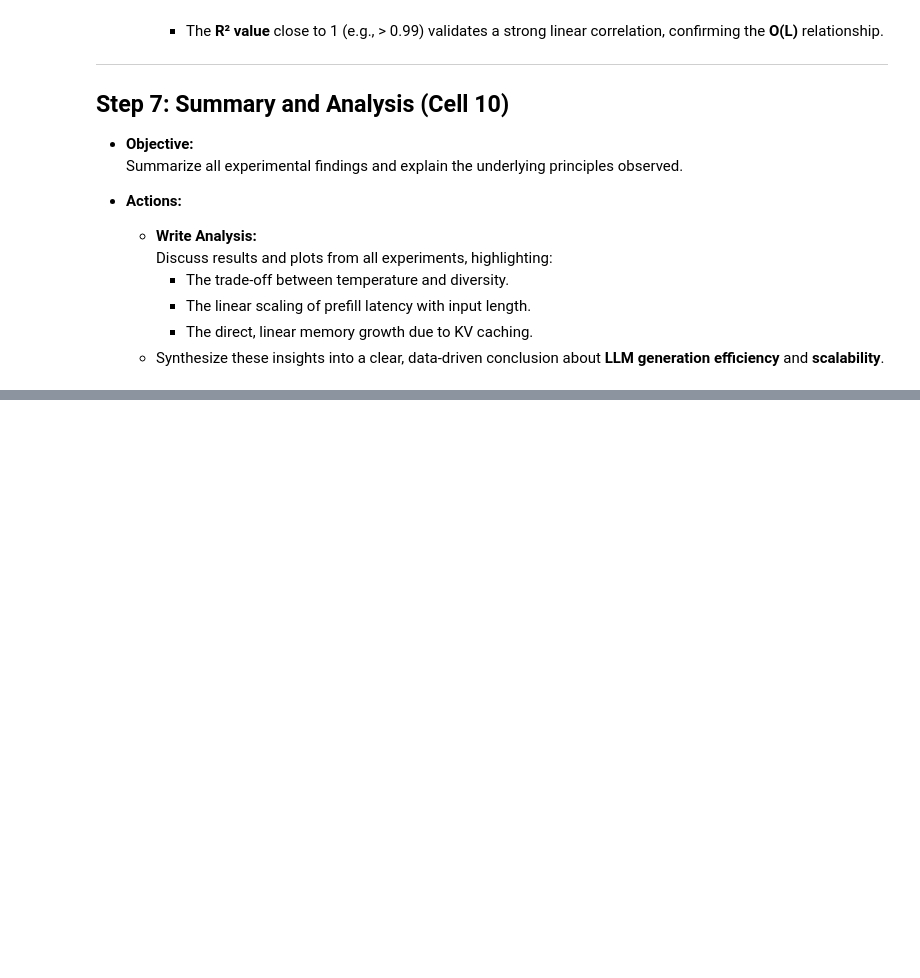
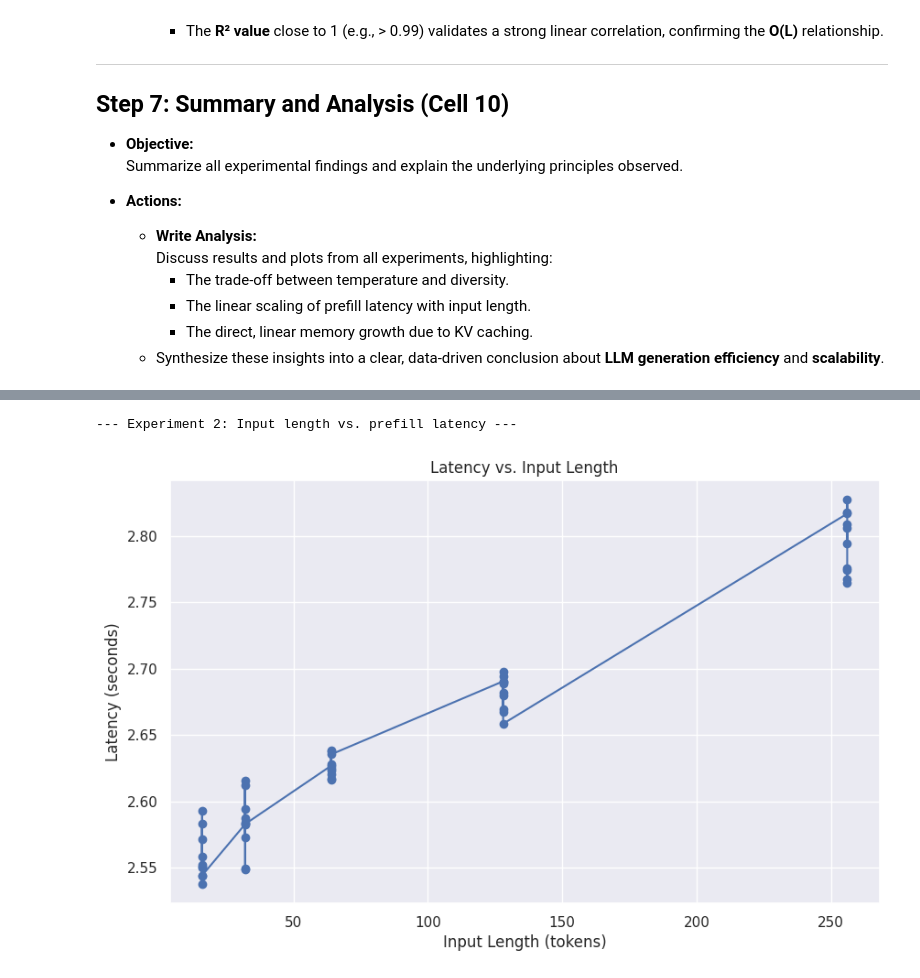
Before and after one commit to Bluefin-Tuna/CS4803-EML, a Jupyter notebook: p4/Lab_task1_template.ipynb, the cells around one changed output, grey strips where cells are left out. Cells and saved outputs as stored; diff of their text form; code cells hidden in the pictures; blank space fills up the shorter version.

```diff
--- a/p4/Lab_task1_template.ipynb
+++ b/p4/Lab_task1_template.ipynb
@@ -199,7 +193,7 @@ Read https://git-scm.com/book/en/v2/Git-Tools-Credential-Storage for more detail
 # %%
 ### Cell 4: Load Model and Tokenizer
-MODEL_ID = "meta-llama/Llama-3-8B-Instruct"
-FALLBACK_MODEL_ID = "meta-llama/Llama-3-8B-Instruct"
+MODEL_ID = "meta-llama/Meta-Llama-3-8B-Instruct"
+FALLBACK_MODEL_ID = "meta-llama/Meta-Llama-3-8B-Instruct"
 
 model: Optional[AutoModelForCausalLM] = None
 tokenizer: Optional[AutoTokenizer] = None
@@ -207,8 +201,8 @@ tokenizer: Optional[AutoTokenizer] = None
 candidates = [MODEL_ID, FALLBACK_MODEL_ID]
 
 for candidate in candidates:
-    model = AutoModelForCausalLM.from_pretrained(candidate).to(DEVICE)
-    tokenizer = AutoTokenizer.from_pretrained(candidate).to(DEVICE)
+    model = AutoModelForCausalLM.from_pretrained(candidate)
+    tokenizer = AutoTokenizer.from_pretrained(candidate)
     if model is not None and tokenizer is not None:
         break
 
@@ -217,6 +211,7 @@ if model is None or tokenizer is None:
 
 tokenizer.pad_token = tokenizer.eos_token
 model.config.pad_token_id = tokenizer.pad_token_id
+model = model.to(DEVICE)
 
 model.eval()
 print(f"Model loaded: {model.__class__.__name__} ({model.config.model_type})")
@@ -262,39 +270,44 @@ print("Temperature sweep complete. Summary statistics:")
 # %%
 ### Cell 6: Experiment 2 - Effect of Input Length on Prefilling Latency
 print("--- Experiment 2: Input length vs. prefill latency ---")
 
-LATENCY_INPUT_LENGTHS = [2 ** i for i in range(4, 8)]
+LATENCY_INPUT_LENGTHS = [2 ** i for i in range(4, 9)]
 NUM_WARMUP = 10
 NUM_TRIALS = 10
-MAX_NEW_TOKENS = 10
+MAX_NEW_TOKENS = 64
 
 latency_records = []
 
 for input_length in LATENCY_INPUT_LENGTHS:
-    inputs = tokenizer("a" * input_length, return_tensors="pt").to(DEVICE)
+    inputs = tokenizer("apple " * input_length, return_tensors="pt").to(DEVICE)
     for _ in range(NUM_WARMUP):
         with torch.no_grad():
-            model.generate(inputs, max_new_tokens=MAX_NEW_TOKENS)
+            model.generate(inputs["input_ids"], attention_mask=inputs["attention_mask"], max_new_tokens=MAX_NEW_TOKENS)
     for _ in range(NUM_TRIALS):
         start_time = time.time()
         with torch.no_grad():
-            model.generate(inputs, max_new_tokens=MAX_NEW_TOKENS)
-        latency_records.append({
-            "length": input_length,
-            "latency": time.time() - start_time
-        })
+            model.generate(inputs["input_ids"], attention_mask=inputs["attention_mask"], max_new_tokens=MAX_NEW_TOKENS)
+        latency_records.append(
+            {
+                "length": input_length,
+                "latency": time.time() - start_time
+            }
+        )
 
 df_latency = pd.DataFrame(latency_records)
 
 summary_latency = df_latency.groupby("length").agg({"latency": ["mean", "std"]})
 plt.figure(figsize=(10, 6))
 plt.plot(df_latency["length"], df_latency["latency"], marker='o', linestyle='-', color='b')
 plt.xlabel("Input Length (tokens)")
 plt.ylabel("Latency (seconds)")
 plt.title("Latency vs. Input Length")
 plt.grid(True)
 plt.savefig(f"{FIGURES_DIR}/task1_step3__latency.png")
 plt.show()
+# %% [output]
+--- Experiment 2: Input length vs. prefill latency ---
+[figure, added]
 # %%
 ### Cell 8: Experiment 3 - Real-time GPU Memory Usage During Generation
 print("--- Experiment 3: Real-time memory trace ---")
```
Also changed, not shown: parts of 7 cells of this notebook.
